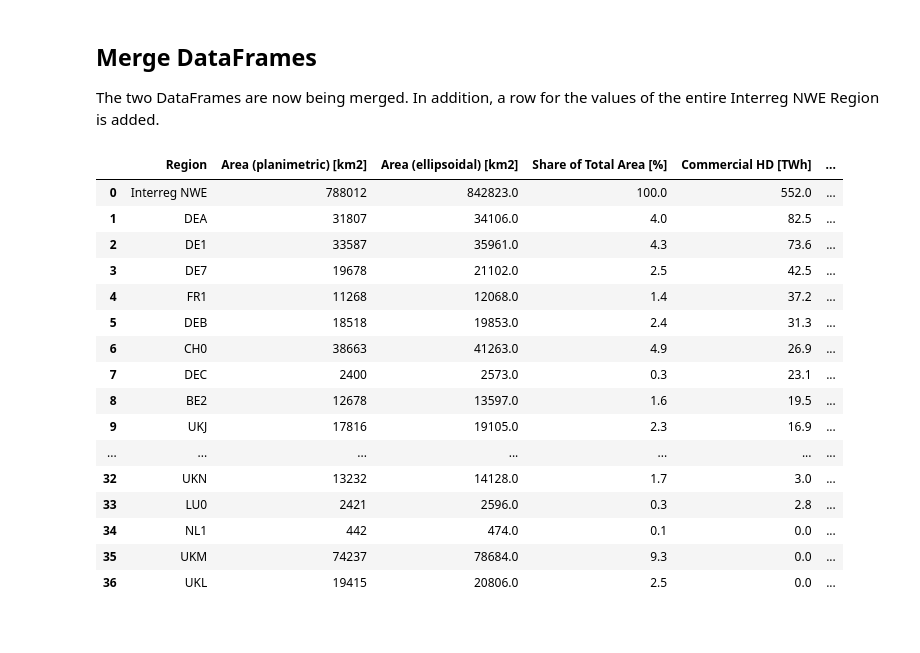
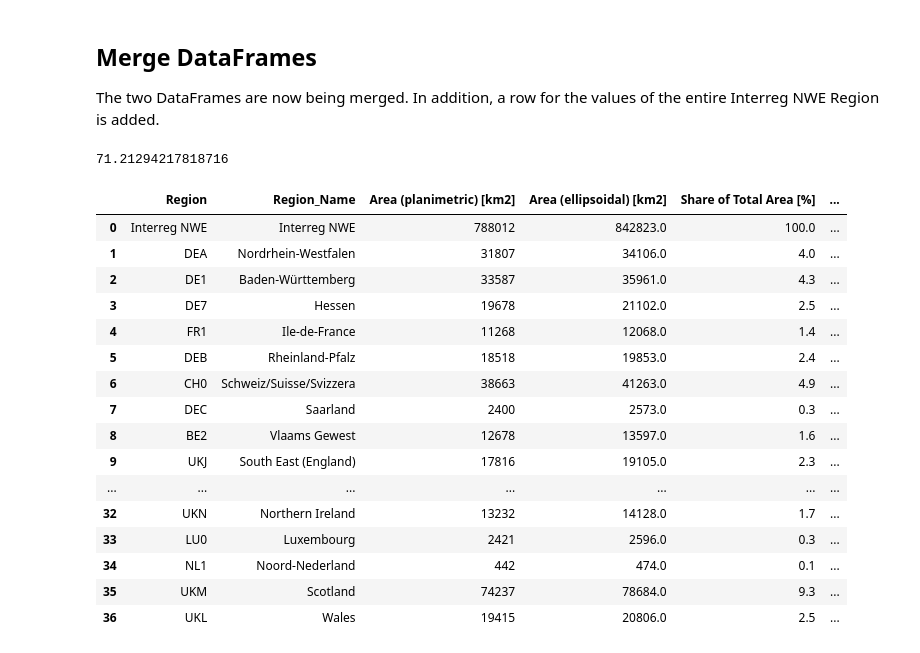
Before and after one commit to AlexanderJuestel/code_collection, a Jupyter notebook: notebooks/heat_demand_mapping/processing_results/Statistical_Evaluation_Commercial_Heat_Demand_Data_NUTS1.ipynb, the cells around one changed output. Cells and saved outputs as stored; diff of their text form; code cells hidden in the pictures.

```diff
--- a/notebooks/heat_demand_mapping/processing_results/Statistical_Evaluation_Commercial_Heat_Demand_Data_NUTS1.ipynb
+++ b/notebooks/heat_demand_mapping/processing_results/Statistical_Evaluation_Commercial_Heat_Demand_Data_NUTS1.ipynb
@@ -206,61 +219,72 @@ print(str(average_total_heat_demand)+' MWh/ha')
 ## Merge DataFrames
 
 The two DataFrames are now being merged. In addition, a row for the values of the entire Interreg NWE Region is added.
+# %%
+# Calculating the average heat demand of the heated area
+average_of_heated_area_total = df_com_heat_cumulated_hd/total_area_of_heat_demand*1e4
+
+print(average_of_heated_area_total)
+# %% [output]
+71.21294217818716
 # %%
 # Merging DataFrames
 gdf_com_heat = pd.merge(df_com_heat, gdf_interreg_nwe,
                         on=['NAME_LATN', 'Region'],
                         how='left')
+
+# Adding the Regional name to the DataFrame
+gdf_com_heat['Region_Name'] = gdf_com_heat['NAME_LATN']
 
 # Calculating the average HD demand per hectare including areas that are not heated
 gdf_com_heat['Average of Commercial HD [MWh/ha]'] = gdf_com_heat['Commercial HD [TWh]']*1e6/gdf_com_heat['Area (ellipsoidal) [km2]']/100
 
 # Calculating the share of heated heat demand area to the total area
 gdf_com_heat['Share of heated heat demand area [%]'] = gdf_com_heat['Area of heat demand [km2]']/gdf_com_heat['Area (ellipsoidal) [km2]']*100
 
 # Creating a dict summarizing the the calculated values for the entire Interreg NWE Region
 total_interreg = {'Region': 'Interreg NWE',
+                  'Region_Name': 'Interreg NWE',
                   'Area (planimetric) [km2]': gdf_interreg_nwe_total_area_planimetric,
                   'Area (ellipsoidal) [km2]': gdf_interreg_nwe_total_area_ellipsoid,
                   'Share of Total Area [%]': 100,
                   'Commercial HD [TWh]': df_com_heat_cumulated_hd,
                   'Share of Commercial HD [%]': 100,
                   'Average of Commercial HD [MWh/ha]': average_total_heat_demand,
                   'Average of heated area of Commercial HD [MWh/ha]': average_of_heated_area_total,
                   'Area of heat demand [km2]': total_area_of_heat_demand,
                   'Share of heated heat demand area [%]': total_area_of_heat_demand/gdf_interreg_nwe_total_area_ellipsoid*100}
 
 # Appending the row to the DataFrame
 gdf_com_heat = gdf_com_heat.append(total_interreg,ignore_index=True)
 
 # Selecting columns
-gdf_com_heat = gdf_com_heat[['Region', 'Area (planimetric) [km2]',
+gdf_com_heat = gdf_com_heat[['Region', 'Region_Name', 'Area (planimetric) [km2]',
                              'Area (ellipsoidal) [km2]',
                              'Share of Total Area [%]',
                              'Commercial HD [TWh]',
                              'Share of Commercial HD [%]',
                              'Average of Commercial HD [MWh/ha]',
                              'Average of heated area of Commercial HD [MWh/ha]',
                              'Area of heat demand [km2]',
                              'Share of heated heat demand area [%]']].sort_values(by='Commercial HD [TWh]', ascending=False).reset_index().drop('index', axis=1)
 gdf_com_heat.round(decimals=1)#.style.applymap(lambda x: "background-color: red" if x>0 else "background-color: green")
 # %% [output]
-|  | Region | Area (planimetric) [km2] | Area (ellipsoidal) [km2] | Share of Total Area [%] | Commercial HD [TWh] | ... |
-| 0 | Interreg NWE | 788012 | 842823.0 | 100.0 | 552.0 | ... |
-| 1 | DEA | 31807 | 34106.0 | 4.0 | 82.5 | ... |
-| 2 | DE1 | 33587 | 35961.0 | 4.3 | 73.6 | ... |
-| 3 | DE7 | 19678 | 21102.0 | 2.5 | 42.5 | ... |
-| 4 | FR1 | 11268 | 12068.0 | 1.4 | 37.2 | ... |
-| 5 | DEB | 18518 | 19853.0 | 2.4 | 31.3 | ... |
-| 6 | CH0 | 38663 | 41263.0 | 4.9 | 26.9 | ... |
-| 7 | DEC | 2400 | 2573.0 | 0.3 | 23.1 | ... |
-| 8 | BE2 | 12678 | 13597.0 | 1.6 | 19.5 | ... |
-| 9 | UKJ | 17816 | 19105.0 | 2.3 | 16.9 | ... |
+|  | Region | Region_Name | Area (planimetric) [km2] | Area (ellipsoidal) [km2] | Share of Total Area [%] | ... |
+| 0 | Interreg NWE | Interreg NWE | 788012 | 842823.0 | 100.0 | ... |
+| 1 | DEA | Nordrhein-Westfalen | 31807 | 34106.0 | 4.0 | ... |
+| 2 | DE1 | Baden-Württemberg | 33587 | 35961.0 | 4.3 | ... |
+| 3 | DE7 | Hessen | 19678 | 21102.0 | 2.5 | ... |
+| 4 | FR1 | Ile-de-France | 11268 | 12068.0 | 1.4 | ... |
+| 5 | DEB | Rheinland-Pfalz | 18518 | 19853.0 | 2.4 | ... |
+| 6 | CH0 | Schweiz/Suisse/Svizzera | 38663 | 41263.0 | 4.9 | ... |
+| 7 | DEC | Saarland | 2400 | 2573.0 | 0.3 | ... |
+| 8 | BE2 | Vlaams Gewest | 12678 | 13597.0 | 1.6 | ... |
+| 9 | UKJ | South East (England) | 17816 | 19105.0 | 2.3 | ... |
 | ... | ... | ... | ... | ... | ... | ... |
-| 32 | UKN | 13232 | 14128.0 | 1.7 | 3.0 | ... |
-| 33 | LU0 | 2421 | 2596.0 | 0.3 | 2.8 | ... |
-| 34 | NL1 | 442 | 474.0 | 0.1 | 0.0 | ... |
-| 35 | UKM | 74237 | 78684.0 | 9.3 | 0.0 | ... |
-| 36 | UKL | 19415 | 20806.0 | 2.5 | 0.0 | ... |
+| 32 | UKN | Northern Ireland | 13232 | 14128.0 | 1.7 | ... |
+| 33 | LU0 | Luxembourg | 2421 | 2596.0 | 0.3 | ... |
+| 34 | NL1 | Noord-Nederland | 442 | 474.0 | 0.1 | ... |
+| 35 | UKM | Scotland | 74237 | 78684.0 | 9.3 | ... |
+| 36 | UKL | Wales | 19415 | 20806.0 | 2.5 | ... |
 # %%
 gdf_com_heat.round(decimals=1).to_csv('Statistics_Commercial_Heat_Demand_NUTS1.csv', index=False)
```
Also changed, not shown: parts of 2 cells of this notebook, 7 other files.
